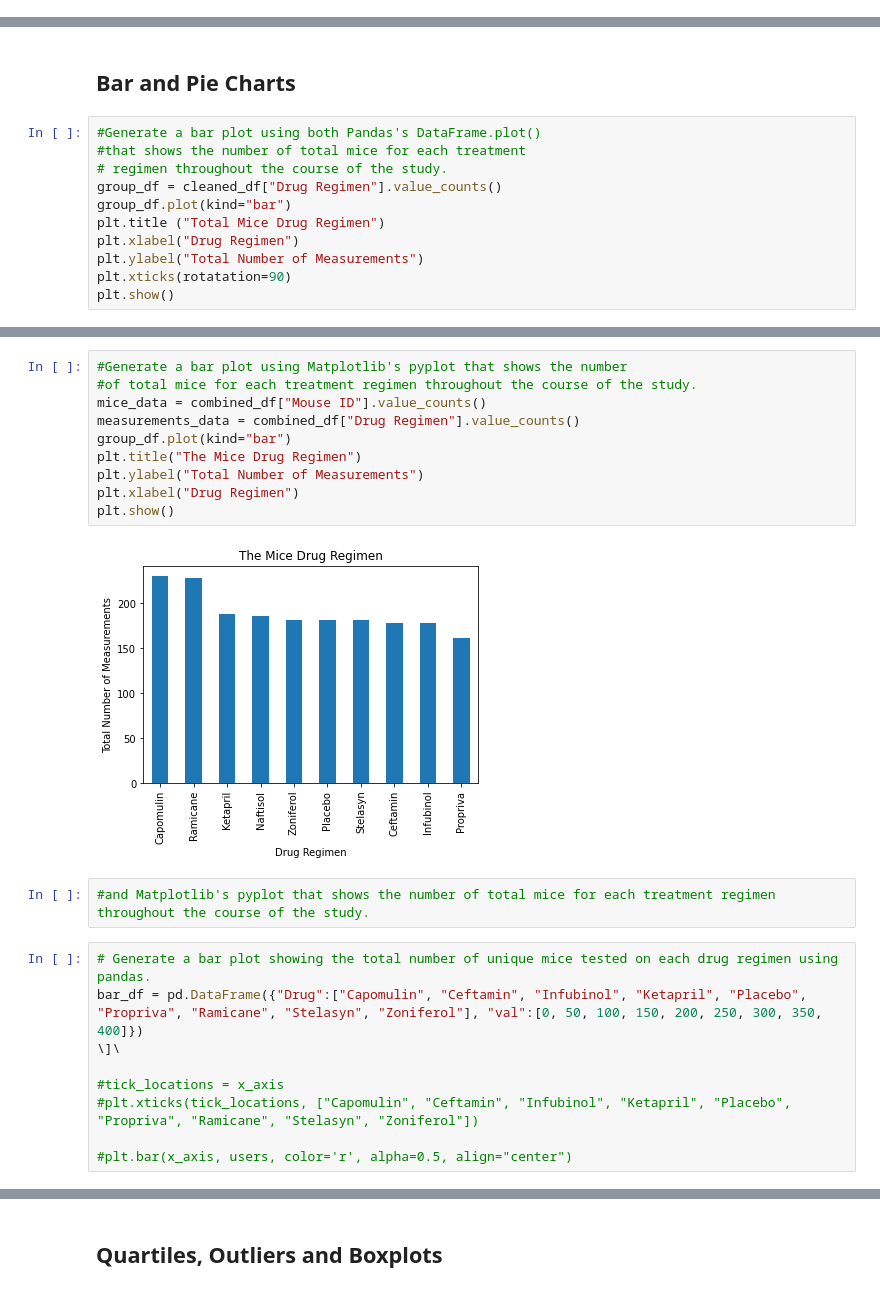
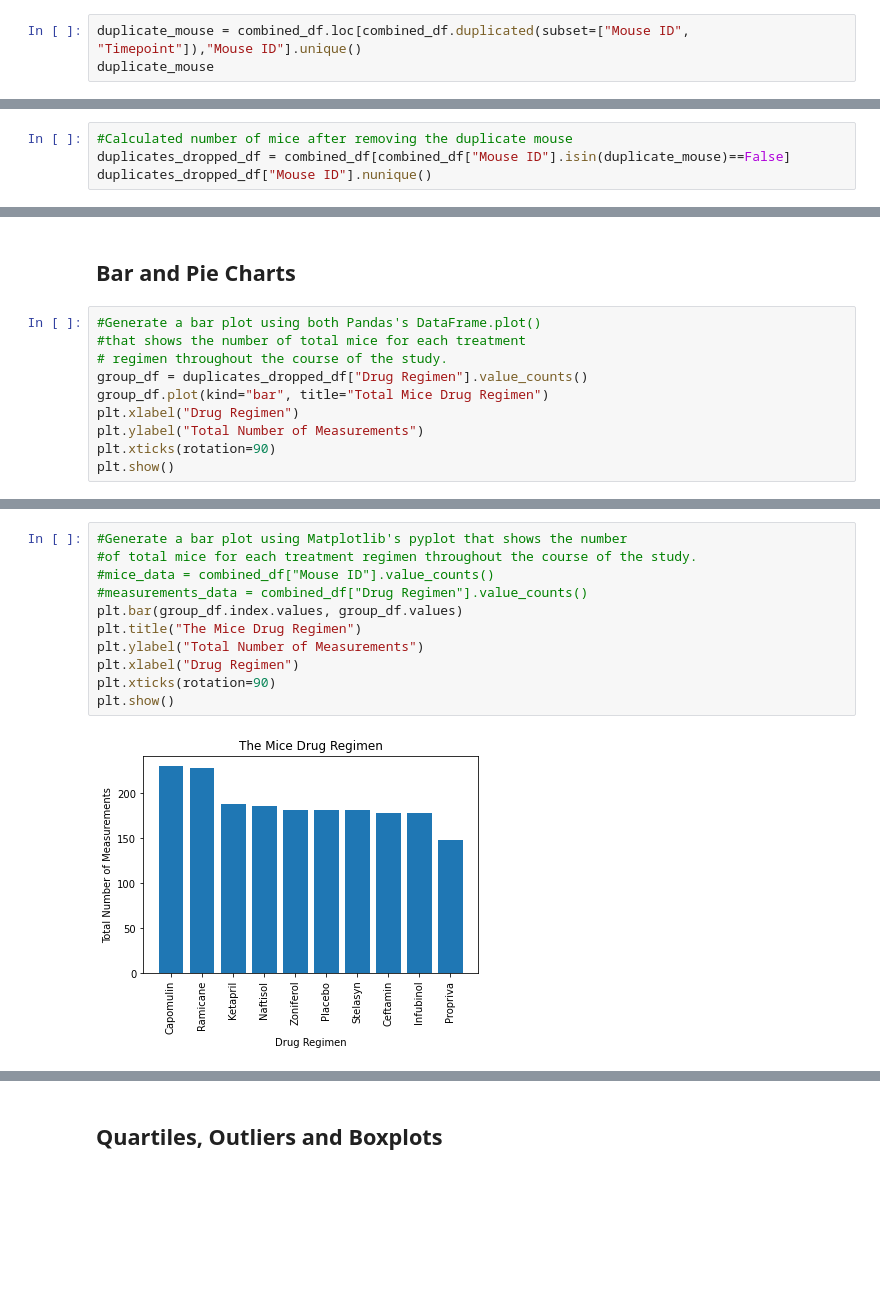
Before and after one commit to olivedisaster/matplotlibchallenge, a Jupyter notebook: Instructions/Pymaceuticals/pymaceuticals_starter.ipynb, the cells around one changed output, grey strips where cells are left out. Saved outputs shown, nothing was run; the diff lists cells and outputs as text; blank space fills up the shorter version.

```diff
--- a/Instructions/Pymaceuticals/pymaceuticals_starter.ipynb
+++ b/Instructions/Pymaceuticals/pymaceuticals_starter.ipynb
@@ -125,0 +45,3 @@ mouse_count
+# %%
+duplicate_mouse = combined_df.loc[combined_df.duplicated(subset=["Mouse ID", "Timepoint"]),"Mouse ID"].unique()
+duplicate_mouse
@@ -125,0 +68,4 @@ mouse_count
+# %%
+#Calculated number of mice after removing the duplicate mouse
+duplicates_dropped_df = combined_df[combined_df["Mouse ID"].isin(duplicate_mouse)==False]
+duplicates_dropped_df["Mouse ID"].nunique()
@@ -188,11 +211,10 @@ tumor_summary_table
 #Generate a bar plot using both Pandas's DataFrame.plot()
 #that shows the number of total mice for each treatment
 # regimen throughout the course of the study.
-group_df = cleaned_df["Drug Regimen"].value_counts()
-group_df.plot(kind="bar")
-plt.title ("Total Mice Drug Regimen")
+group_df = duplicates_dropped_df["Drug Regimen"].value_counts()
+group_df.plot(kind="bar", title="Total Mice Drug Regimen")
 plt.xlabel("Drug Regimen")
 plt.ylabel("Total Number of Measurements")
-plt.xticks(rotatation=90)
+plt.xticks(rotation=90)
 plt.show()
 # %% [output]
@@ -201,23 +236,13 @@ AttributeError: 'Text' object has no property 'rotatation'
 # %%
 #Generate a bar plot using Matplotlib's pyplot that shows the number
 #of total mice for each treatment regimen throughout the course of the study.
-mice_data = combined_df["Mouse ID"].value_counts()
-measurements_data = combined_df["Drug Regimen"].value_counts()
-group_df.plot(kind="bar")
+#mice_data = combined_df["Mouse ID"].value_counts()
+#measurements_data = combined_df["Drug Regimen"].value_counts()
+plt.bar(group_df.index.values, group_df.values)
 plt.title("The Mice Drug Regimen")
 plt.ylabel("Total Number of Measurements")
 plt.xlabel("Drug Regimen")
+plt.xticks(rotation=90)
 plt.show()
 # %% [output]
-[figure, old version]
+[figure, new version]
-# %%
-#and Matplotlib's pyplot that shows the number of total mice for each treatment regimen throughout the course of the study.
-# %%
-# Generate a bar plot showing the total number of unique mice tested on each drug regimen using pandas.
-bar_df = pd.DataFrame({"Drug":["Capomulin", "Ceftamin", "Infubinol", "Ketapril", "Placebo", "Propriva", "Ramicane", "Stelasyn", "Zoniferol"], "val":[0, 50, 100, 150, 200, 250, 300, 350, 400]})
-\]\
-
-#tick_locations = x_axis
-#plt.xticks(tick_locations, ["Capomulin", "Ceftamin", "Infubinol", "Ketapril", "Placebo", "Propriva", "Ramicane", "Stelasyn", "Zoniferol"])
-
-#plt.bar(x_axis, users, color='r', alpha=0.5, align="center")
```
Also changed, not shown: parts of 28 cells of this notebook.
